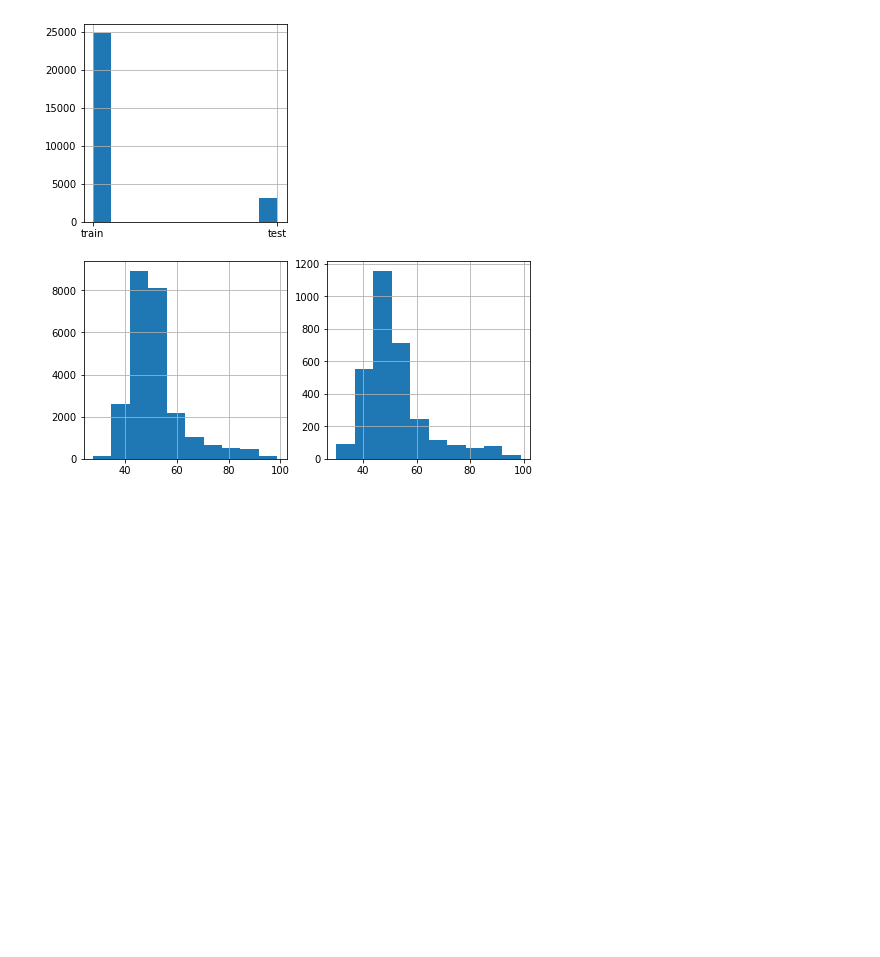
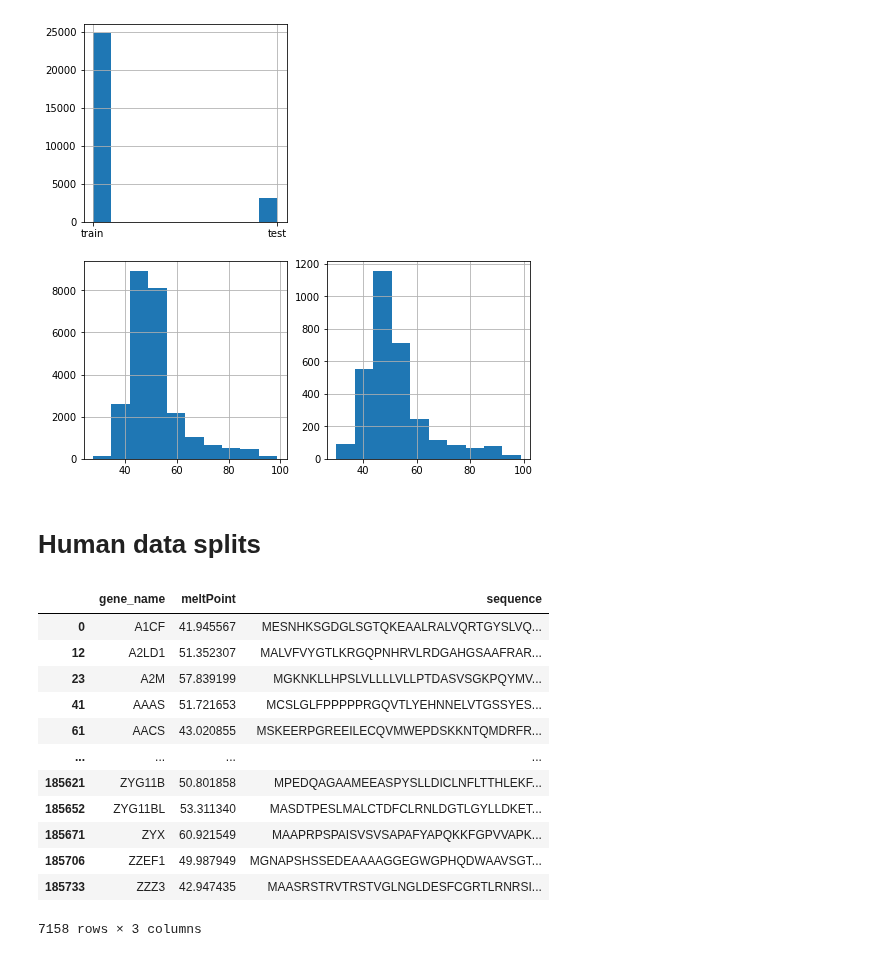
Before and after one commit to J-SNACKKB/FLIP, a Jupyter notebook: collect_splits/2_meltome_atlas.ipynb, the cells around one changed output. Cells and saved outputs as stored; diff of their text form; code cells hidden in the pictures; blank space fills up the shorter version.

Commit message:
add human and human_cell split

```diff
--- a/collect_splits/2_meltome_atlas.ipynb
+++ b/collect_splits/2_meltome_atlas.ipynb
@@ -422,3 +437,8 @@ plot_data_statistics(mixed_set_df, 'set', 'target')
 | 2 | MRICFLLLAFLVAETFANELTRCCAGGTRHFKN... | 49.459216 | train | NaN |
 The test set will be 11.21% of the data (3134 out of 27951 samples).
 [figure]
+# %% [markdown]
+# Human data splits
+# %%
+def gene_to_sequence(row):
+    return gene_sequence_mapping.get(row['gene_name'], {'sequence': None})['sequence']
@@ -424,0 +457,32 @@ The test set will be 11.21% of the data (3134 out of 27951 samples).
+# %%
+# Only human data from one cell line (HepG2) in one experiment (the first in the set)
+human_HepG2_proteins = human_data[
+    human_data.cell_line_or_type == "HepG2"
+][
+    ['gene_name', 'meltPoint']
+].drop_duplicates(subset=['gene_name'], keep="first")
+
+# Make sure that only unique names are in the gene name
+assert(len(human_HepG2_proteins) == len(human_HepG2_proteins.gene_name.unique()))
+
+# Map gene name to sequence and add to DF
+human_HepG2_proteins['sequence'] = human_HepG2_proteins.apply(gene_to_sequence, axis=1)
+
+# Drop rows where sequence could not be mapped
+human_HepG2_proteins.dropna(inplace=True)
+# %%
+human_HepG2_proteins
+# %% [output]
+|  | gene_name | meltPoint | sequence |
+| 0 | A1CF | 41.945567 | MESNHKSGDGLSGTQKEAALRALVQRTGYSLVQ... |
+| 12 | A2LD1 | 51.352307 | MALVFVYGTLKRGQPNHRVLRDGAHGSAAFRAR... |
+| 23 | A2M | 57.839199 | MGKNKLLHPSLVLLLLVLLPTDASVSGKPQYMV... |
+| 41 | AAAS | 51.721653 | MCSLGLFPPPPPRGQVTLYEHNNELVTGSSYES... |
+| 61 | AACS | 43.020855 | MSKEERPGREEILECQVMWEPDSKKNTQMDRFR... |
+| ... | ... | ... | ... |
+| 185621 | ZYG11B | 50.801858 | MPEDQAGAAMEEASPYSLLDICLNFLTTHLEKF... |
+| 185652 | ZYG11BL | 53.311340 | MASDTPESLMALCTDFCLRNLDGTLGYLLDKET... |
+| 185671 | ZYX | 60.921549 | MAAPRPSPAISVSVSAPAFYAPQKKFGPVVAPK... |
+| 185706 | ZZEF1 | 49.987949 | MGNAPSHSSEDEAAAAGGEGWGPHQDWAAVSGT... |
+| 185733 | ZZZ3 | 42.947435 | MAASRSTRVTRSTVGLNGLDESFCGRTLRNRSI... |
+7158 rows × 3 columns
```
Also changed, not shown: parts of 12 cells of this notebook.
